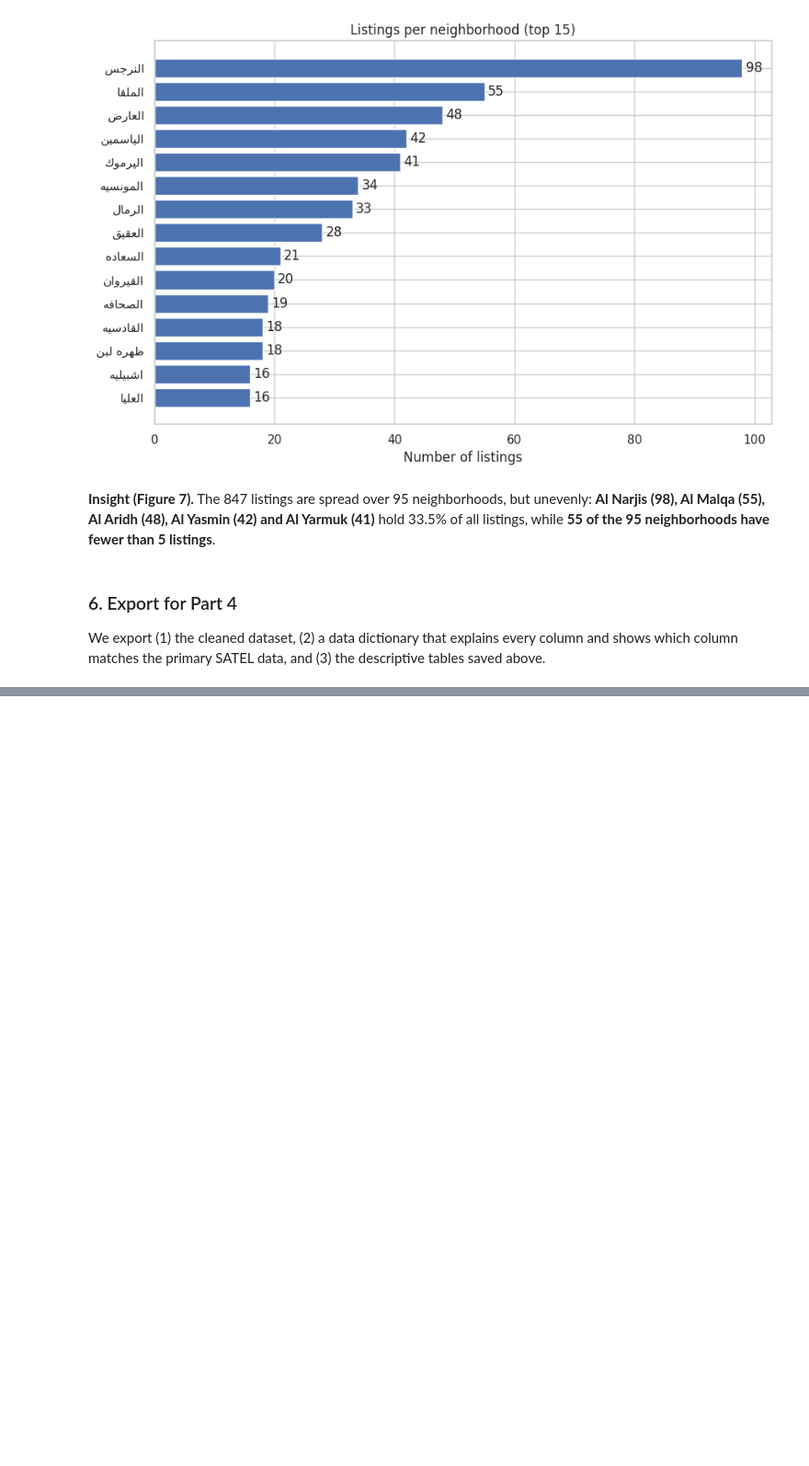
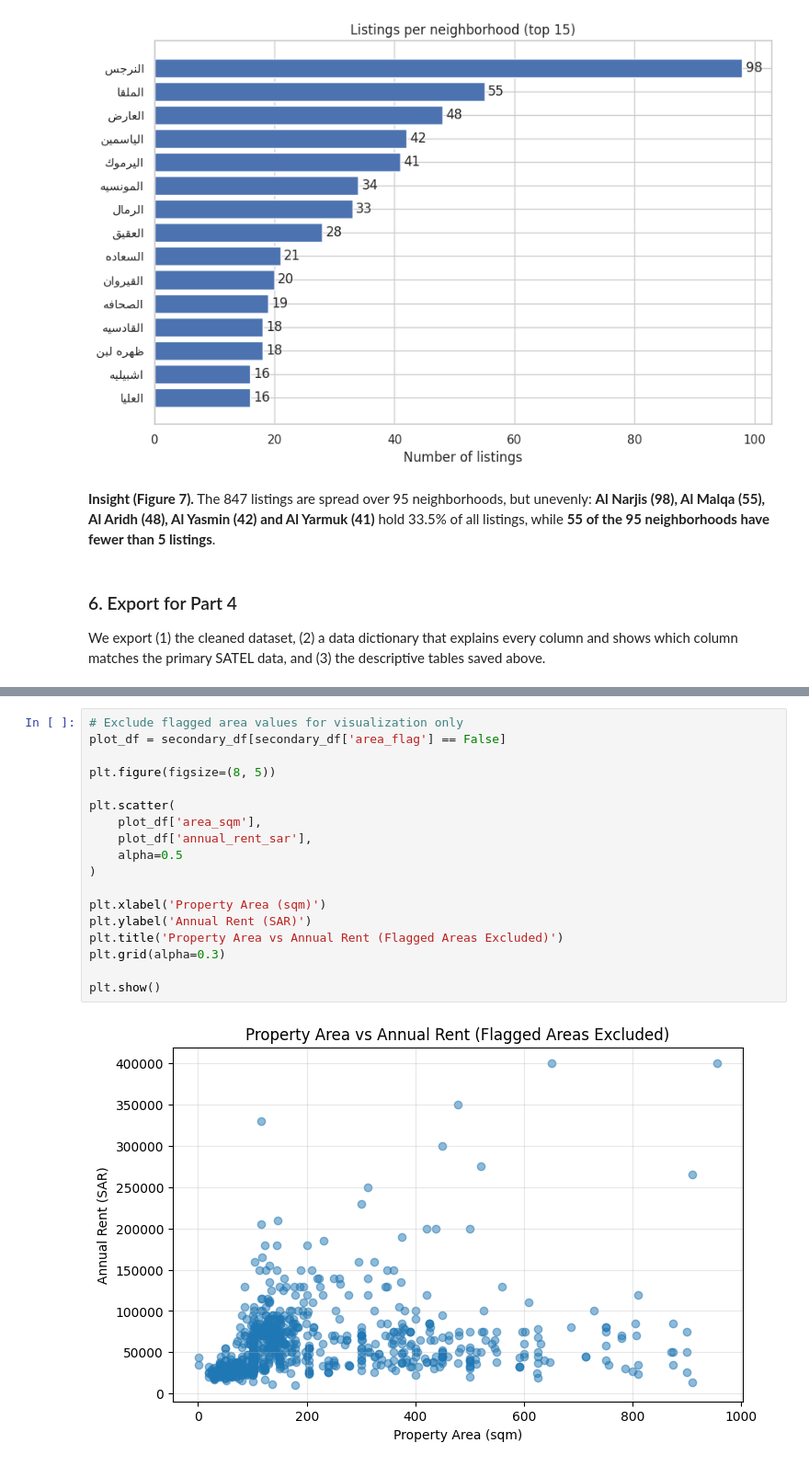
Before and after one commit to 1FATIMAH1/IT362, a Jupyter notebook: Phase2.ipynb, the cells around one changed output, grey strips where cells are left out. Shown at 92% size. Saved outputs shown, nothing was run; the diff lists cells and outputs as text; blank space fills up the shorter version.

```diff
--- a/Phase2.ipynb
+++ b/Phase2.ipynb
@@ -1473,0 +1524,20 @@ dictionary
+# %%
+# Exclude flagged area values for visualization only
+plot_df = secondary_df[secondary_df['area_flag'] == False]
+
+plt.figure(figsize=(8, 5))
+
+plt.scatter(
+    plot_df['area_sqm'],
+    plot_df['annual_rent_sar'],
+    alpha=0.5
+)
+
+plt.xlabel('Property Area (sqm)')
+plt.ylabel('Annual Rent (SAR)')
+plt.title('Property Area vs Annual Rent (Flagged Areas Excluded)')
+plt.grid(alpha=0.3)
+
+plt.show()
+# %% [output]
+[figure, added]
```
Also changed, not shown: parts of 24 cells of this notebook.
